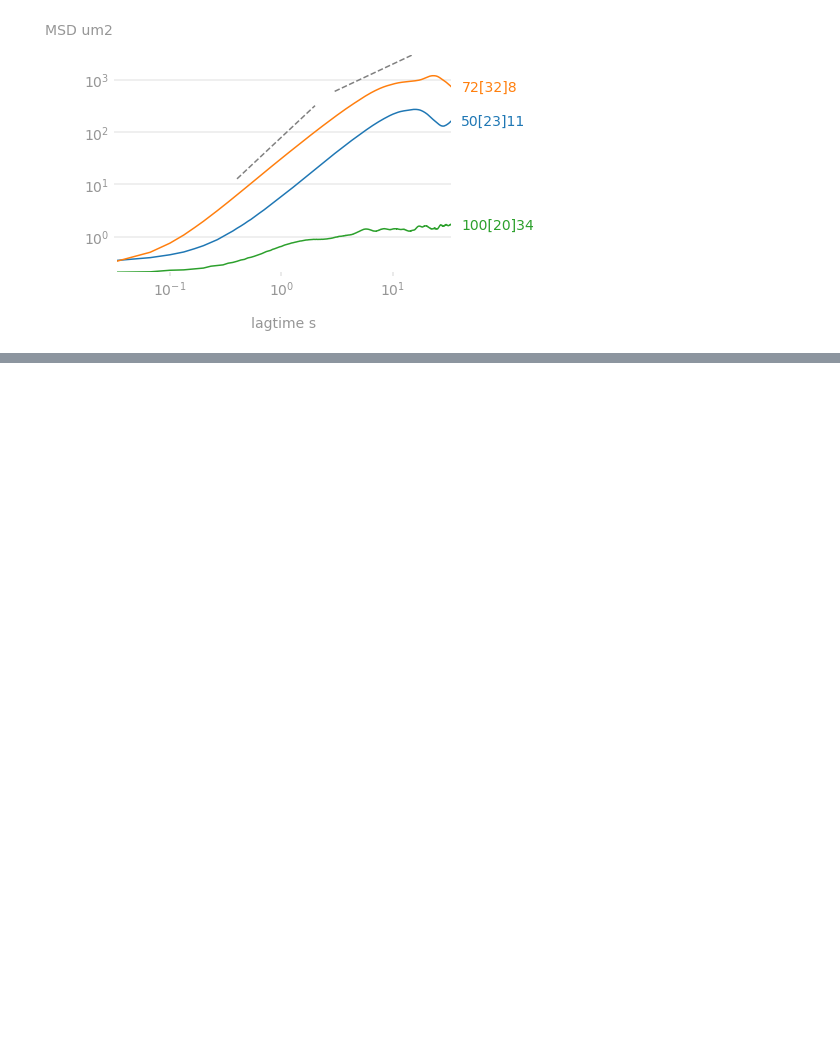
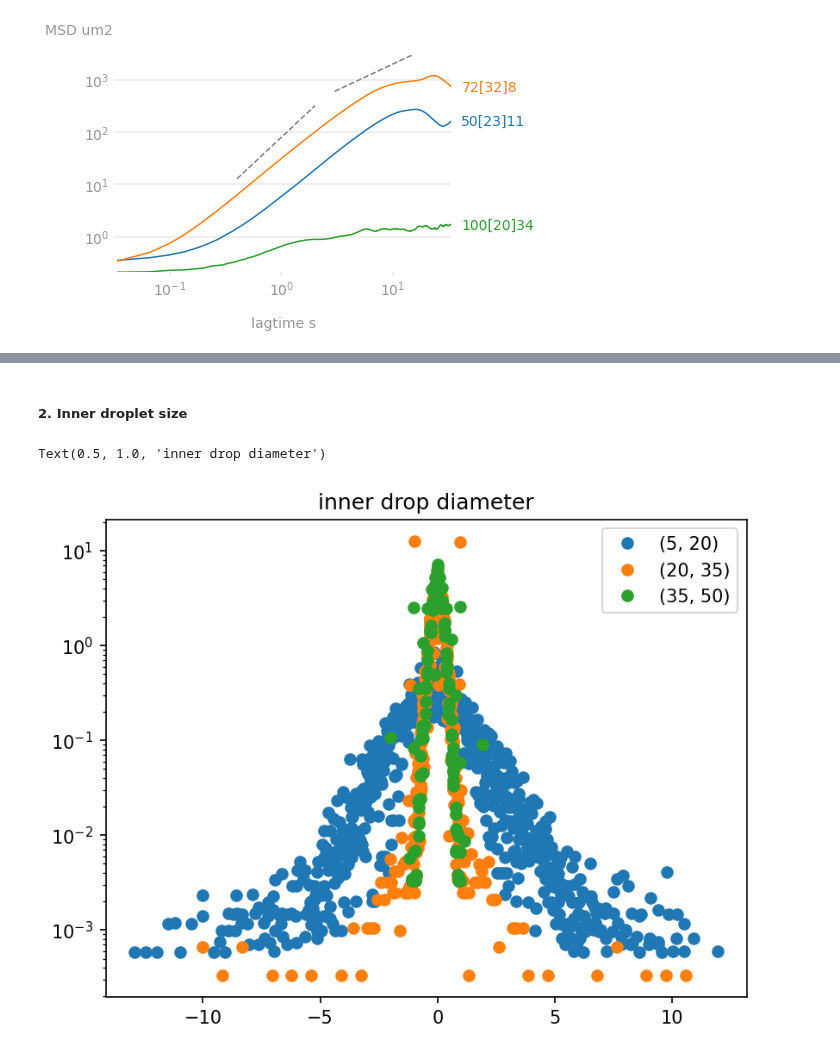
Before and after one commit to ZLoverty/DE, a Jupyter notebook: Code/Trajectory-analysis/Diffusivity.ipynb, the cells around one changed output, grey strips where cells are left out. Drawn from its saved outputs; the diff is of its cells as text; code cells hidden in the pictures; blank space fills up the shorter version.

```diff
--- a/Code/Trajectory-analysis/Diffusivity.ipynb
+++ b/Code/Trajectory-analysis/Diffusivity.ipynb
@@ -104,0 +186,24 @@ ax.plot(x, y, color='gray', ls='--')
+# %% [markdown]
+##### 2. Inner droplet size
+# %%
+lims = [(5, 20), (20, 35), (35, 50)]
+dt = 10
+folder = '/home/zhengyang/data/DE'
+fig, ax = plt.subplots(dpi=150)
+h = {}
+for c, lim in enumerate(lims):
+    slog = log.loc[(log[('analysis', 'ID')]>lim[0])&(log[('analysis', 'ID')]<=lim[1])&(log[('analysis', '3D-trajectory')]==1)]
+    for num, i in slog.iterrows():
+        date = '{:08d}'.format(i[('params', 'Date')])
+        subfolder = i[('params', 'Subfolder')]
+        traj = pd.read_csv(os.path.join(folder, date, subfolder, 'crop_HoughCircles', 'xyz-traj.csv'))
+        dx = traj.x.diff(dt)
+        dy = traj.y.diff(dt)
+        hist, bin_edges = np.histogram(pd.concat([dx, dy]).dropna(), bins=50, density=True)
+        h[c], = ax.plot(bin_edges[:-1], hist, ls='', marker='o', label=subfolder, color=bestcolor(c))
+        ax.set_yscale('log')
+ax.legend([h[0], h[1], h[2]], lims)
+ax.set_title('inner drop diameter')
+# %% [output]
+Text(0.5, 1.0, 'inner drop diameter')
+[figure, added]
```
Also changed, not shown: parts of 22 cells of this notebook.
